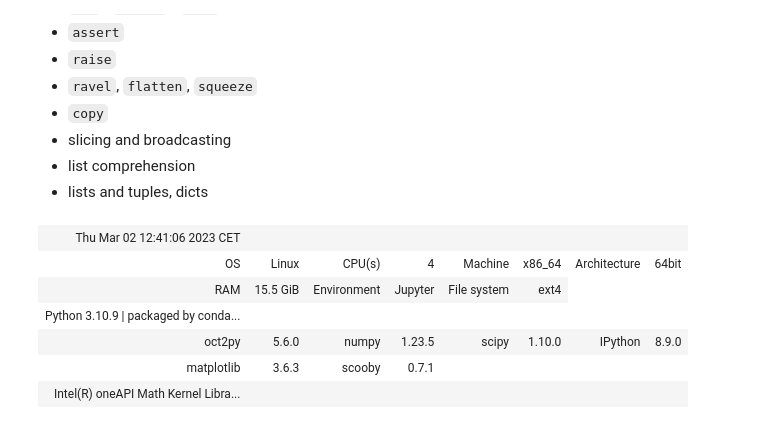
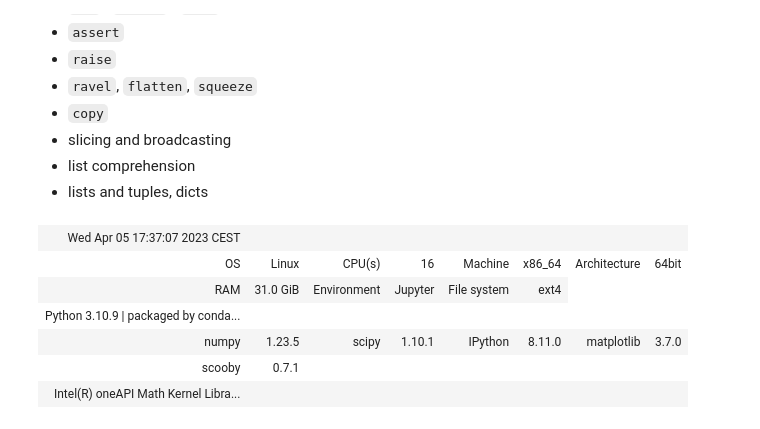
Before and after one commit to prisae/Python4MatlabUsers, a Jupyter notebook: Python4MatlabUsers.ipynb, the cells around one changed output. Cells and saved outputs as stored; diff of their text form; code cells hidden in the pictures.

```diff
--- a/Python4MatlabUsers.ipynb
+++ b/Python4MatlabUsers.ipynb
@@ -597,20 +597,20 @@ ax.plot(x, np.sin(x))
 # %%
 # For easier reproducibility
 try:
     from scooby import Report
 except ModuleNotFoundError as e:
     class Report:
         def __init__(self, *args, **kwargs):
             pass
         def _repr_html_(self):
             return 'For the `Report()` you need to install `scooby`!'
 
-Report(['oct2py'])
+Report()
 # %% [output]
-| Thu Mar 02 12:41:06 2023 CET |  |  |  |  |  |  |  |
-| OS | Linux | CPU(s) | 4 | Machine | x86_64 | Architecture | 64bit |
-| RAM | 15.5 GiB | Environment | Jupyter | File system | ext4 |
+| Wed Apr 05 17:37:07 2023 CEST |  |  |  |  |  |  |  |
+| OS | Linux | CPU(s) | 16 | Machine | x86_64 | Architecture | 64bit |
+| RAM | 31.0 GiB | Environment | Jupyter | File system | ext4 |
 | Python 3.10.9 | packaged by conda... |  |  |  |  |  |  |  |
-| oct2py | 5.6.0 | numpy | 1.23.5 | scipy | 1.10.0 | IPython | 8.9.0 |
-| matplotlib | 3.6.3 | scooby | 0.7.1 |  |  |  |  |
+| numpy | 1.23.5 | scipy | 1.10.1 | IPython | 8.11.0 | matplotlib | 3.7.0 |
+| scooby | 0.7.1 |  |  |  |  |  |  |
 | Intel(R) oneAPI Math Kernel Libra... |  |  |  |  |  |  |  |
```
Also changed, not shown: parts of 8 cells of this notebook, 3 other files.
